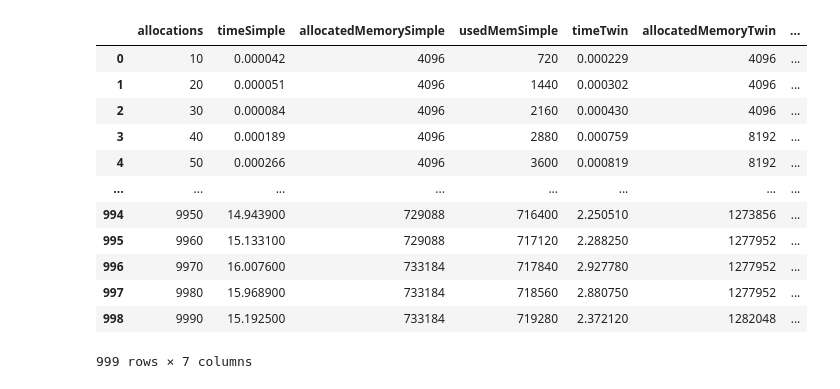
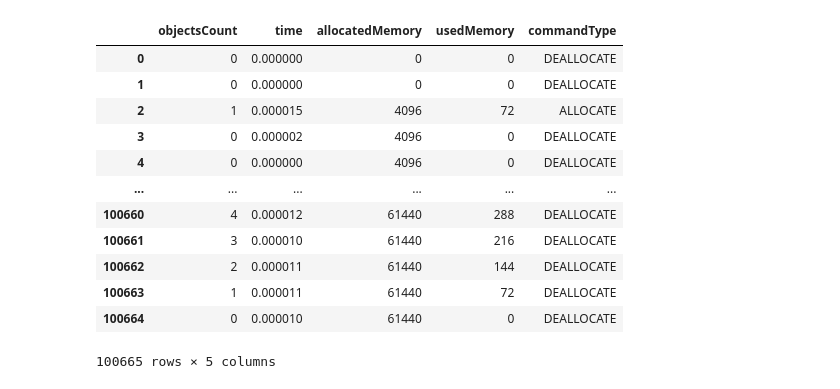
Before and after one commit to Nhsdkk/OS, a Jupyter notebook: cp/1.ipynb, the cells around one changed output. Cells and saved outputs as stored; diff of their text form; code cells hidden in the pictures.

```diff
--- a/cp/1.ipynb
+++ b/cp/1.ipynb
@@ -21,8 +14,10 @@ def fix_data(r: list[str]) -> list[list[str]]:
 # %%
-with open("data.txt", "r") as file:
-    data = file.readlines()
-
-header = data[0]
-rows = data[1:]
-
-rows = fix_data(rows)
+# 1 - baseCount 3000 commandCount 10000
+# 2 - baseCount 100 commandCount 1000
+# 3 - baseCount 10000 commandCount 40000
+# 4 - baseCount 1000 commandCount 400000
+# 5 - baseCount 300 commandCount 400000
+# 6 - baseCount 0 commandCount 100000
+# 7 - baseCount 0 commandCount 1000000
+headerSimple, rowsSimple = import_data("./data/6/simple_memory_resource.txt")
+headerTwin, rowsTwin = import_data("./data/6/twins_memory_resource.txt")
@@ -29,2 +28,3 @@ rows = fix_data(rows)
 # %%
-df = pd.DataFrame(rows, columns=header.split())
+dfSimple = pd.DataFrame(rowsSimple, columns=headerSimple.split())
+dfTwin = pd.DataFrame(rowsTwin, columns=headerTwin.split())
@@ -31,17 +47,27 @@ df = pd.DataFrame(rows, columns=header.split())
+# %%
+def set_column_types(df: pd.DataFrame) -> pd.DataFrame:
+    df['objectsCount'] = df['objectsCount'].astype("int")
+    df['time'] = df['time'].astype("float64")
+    df['allocatedMemory'] = df['allocatedMemory'].astype("int")
+    df['usedMemory'] = df['usedMemory'].astype("int")
+    return df
+# %%
+dfSimple = set_column_types(dfSimple)
+dfTwin = set_column_types(dfTwin)
 # %%
-df
+dfSimple
 # %% [output]
-|  | allocations | timeSimple | allocatedMemorySimple | usedMemSimple | timeTwin | allocatedMemoryTwin | ... |
-| 0 | 10 | 0.000042 | 4096 | 720 | 0.000229 | 4096 | ... |
-| 1 | 20 | 0.000051 | 4096 | 1440 | 0.000302 | 4096 | ... |
-| 2 | 30 | 0.000084 | 4096 | 2160 | 0.000430 | 4096 | ... |
-| 3 | 40 | 0.000189 | 4096 | 2880 | 0.000759 | 8192 | ... |
-| 4 | 50 | 0.000266 | 4096 | 3600 | 0.000819 | 8192 | ... |
-| ... | ... | ... | ... | ... | ... | ... | ... |
-| 994 | 9950 | 14.943900 | 729088 | 716400 | 2.250510 | 1273856 | ... |
-| 995 | 9960 | 15.133100 | 729088 | 717120 | 2.288250 | 1277952 | ... |
-| 996 | 9970 | 16.007600 | 733184 | 717840 | 2.927780 | 1277952 | ... |
-| 997 | 9980 | 15.968900 | 733184 | 718560 | 2.880750 | 1277952 | ... |
-| 998 | 9990 | 15.192500 | 733184 | 719280 | 2.372120 | 1282048 | ... |
+|  | objectsCount | time | allocatedMemory | usedMemory | commandType |
+| 0 | 0 | 0.000000 | 0 | 0 | DEALLOCATE |
+| 1 | 0 | 0.000000 | 0 | 0 | DEALLOCATE |
+| 2 | 1 | 0.000015 | 4096 | 72 | ALLOCATE |
+| 3 | 0 | 0.000002 | 4096 | 0 | DEALLOCATE |
+| 4 | 0 | 0.000000 | 4096 | 0 | DEALLOCATE |
+| ... | ... | ... | ... | ... | ... |
+| 100660 | 4 | 0.000012 | 61440 | 288 | DEALLOCATE |
+| 100661 | 3 | 0.000010 | 61440 | 216 | DEALLOCATE |
+| 100662 | 2 | 0.000011 | 61440 | 144 | DEALLOCATE |
+| 100663 | 1 | 0.000011 | 61440 | 72 | DEALLOCATE |
+| 100664 | 0 | 0.000010 | 61440 | 0 | DEALLOCATE |
-999 rows × 7 columns
+100665 rows × 5 columns
 # %%
```
Also changed, not shown: parts of 28 cells of this notebook, 26 other files.
